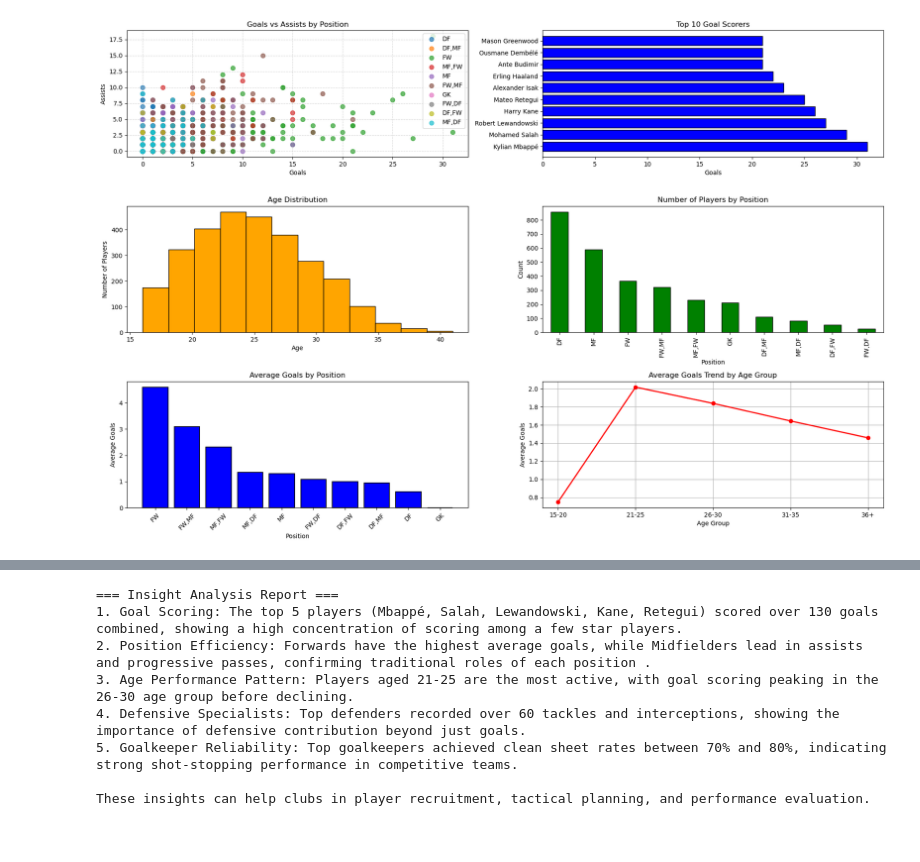
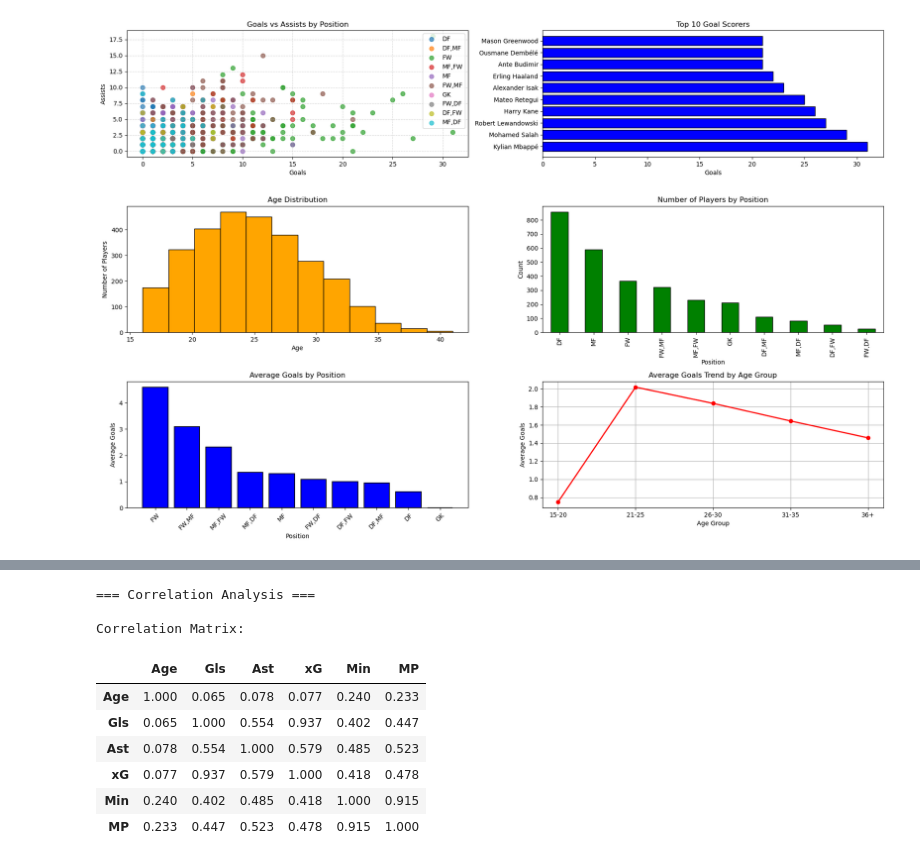
Before and after one commit to henryking938473-ux/DATA-VISUALIZATION-SDS-2206, a Jupyter notebook: GROUP 1.ipynb, the cells around one changed output, grey strips where cells are left out. Drawn from its saved outputs; the diff is of its cells as text; code cells hidden in the pictures.

```diff
--- a/GROUP 1.ipynb
+++ b/GROUP 1.ipynb
@@ -278,20 +247,23 @@ Color Consistency: Used professional colors (blue, orange, green) for easy readi
-# %%
-# ====================== INSIGHT ANALYSIS REPORT ======================
-
-print("=== Insight Analysis Report ===")
-print("1. Goal Scoring: The top 5 players (Mbappé, Salah, Lewandowski, Kane, Retegui) scored over 130 goals combined, showing a high concentration of scoring among a few star players.")
-print("2. Position Efficiency: Forwards have the highest average goals, while Midfielders lead in assists and progressive passes, confirming traditional roles of each position .")
-print("3. Age Performance Pattern: Players aged 21-25 are the most active, with goal scoring peaking in the 26-30 age group before declining.")
-print("4. Defensive Specialists: Top defenders recorded over 60 tackles and interceptions, showing the importance of defensive contribution beyond just goals.")
-print("5. Goalkeeper Reliability: Top goalkeepers achieved clean sheet rates between 70% and 80%, indicating strong shot-stopping performance in competitive teams.")
-
-print("\nThese insights can help clubs in player recruitment, tactical planning, and performance evaluation.")
-# %% [output]
-=== Insight Analysis Report ===
-1. Goal Scoring: The top 5 players (Mbappé, Salah, Lewandowski, Kane, Retegui) scored over 130 goals combined, showing a high concentration of scoring among a few star players.
-2. Position Efficiency: Forwards have the highest average goals, while Midfielders lead in assists and progressive passes, confirming traditional roles of each position .
-3. Age Performance Pattern: Players aged 21-25 are the most active, with goal scoring peaking in the 26-30 age group before declining.
-4. Defensive Specialists: Top defenders recorded over 60 tackles and interceptions, showing the importance of defensive contribution beyond just goals.
-5. Goalkeeper Reliability: Top goalkeepers achieved clean sheet rates between 70% and 80%, indicating strong shot-stopping performance in competitive teams.
-
-These insights can help clubs in player recruitment, tactical planning, and performance evaluation.
+# %%
+# ====================== CORRELATION ANALYSIS ======================
+
+print("=== Correlation Analysis ===")
+
+# Select key numerical columns
+corr_cols = ['Age', 'Gls', 'Ast', 'xG', 'Min', 'MP']
+available_corr = [col for col in corr_cols if col in df.columns]
+
+corr_matrix = df[available_corr].corr().round(3)
+print("\nCorrelation Matrix:")
+display(corr_matrix)
+# %% [output]
+=== Correlation Analysis ===
+
+Correlation Matrix:
+|  | Age | Gls | Ast | xG | Min | MP |
+| Age | 1.000 | 0.065 | 0.078 | 0.077 | 0.240 | 0.233 |
+| Gls | 0.065 | 1.000 | 0.554 | 0.937 | 0.402 | 0.447 |
+| Ast | 0.078 | 0.554 | 1.000 | 0.579 | 0.485 | 0.523 |
+| xG | 0.077 | 0.937 | 0.579 | 1.000 | 0.418 | 0.478 |
+| Min | 0.240 | 0.402 | 0.485 | 0.418 | 1.000 | 0.915 |
+| MP | 0.233 | 0.447 | 0.523 | 0.478 | 0.915 | 1.000 |
```
Also changed, not shown: parts of 6 cells of this notebook.
